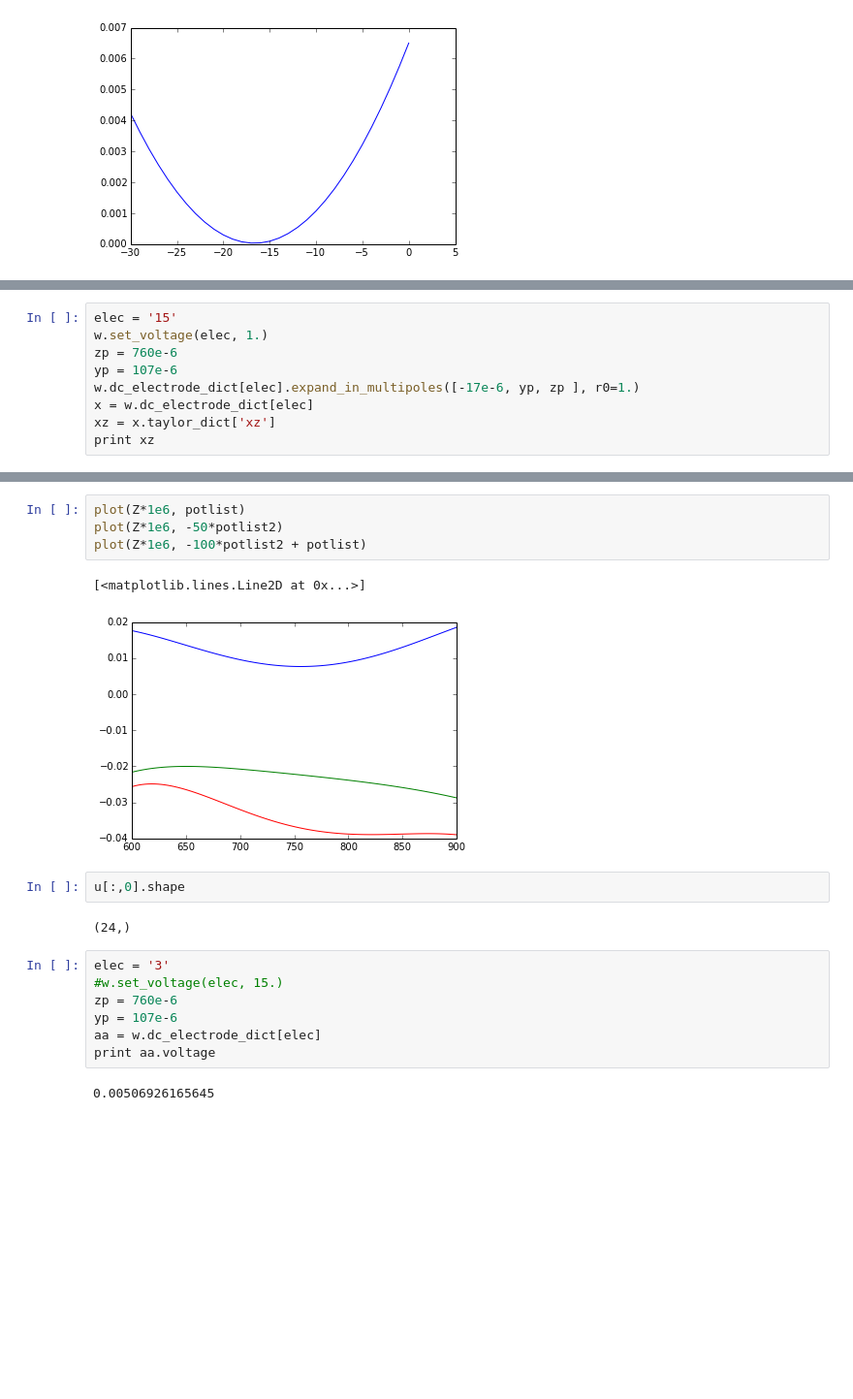
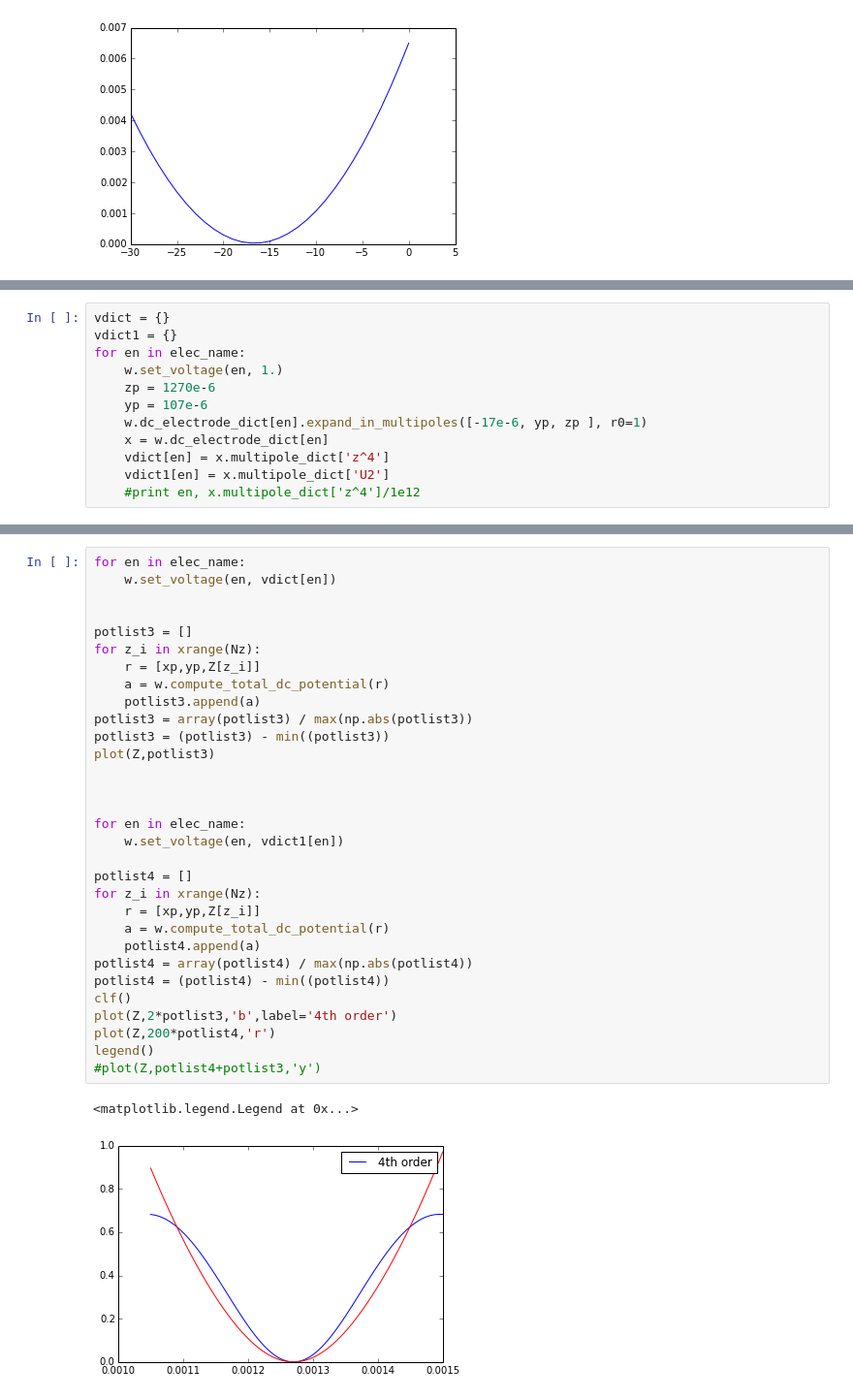
Before and after one commit to HaeffnerLab/trapsim, a Jupyter notebook: gapless/cct_A_trap-multi.ipynb, the cells around one changed output, grey strips where cells are left out. Shown at 97% size. Drawn from its saved outputs; the diff is of its cells as text; blank space fills up the shorter version.

Commit message:
added fourth order multipole, fixed u2

```diff
--- a/gapless/cct_A_trap-multi.ipynb
+++ b/gapless/cct_A_trap-multi.ipynb
@@ -56,9 +79,12 @@ print w.compute_pseudopot(r_trap)
 # %%
-elec = '15'
-w.set_voltage(elec, 1.)
-zp = 760e-6
-yp = 107e-6
-w.dc_electrode_dict[elec].expand_in_multipoles([-17e-6, yp, zp ], r0=1.)
-x = w.dc_electrode_dict[elec]
-xz = x.taylor_dict['xz']
-print xz
+vdict = {}
+vdict1 = {}
+for en in elec_name:
+    w.set_voltage(en, 1.)
+    zp = 1270e-6
+    yp = 107e-6
+    w.dc_electrode_dict[en].expand_in_multipoles([-17e-6, yp, zp ], r0=1)
+    x = w.dc_electrode_dict[en]
+    vdict[en] = x.multipole_dict['z^4']
+    vdict1[en] = x.multipole_dict['U2']
+    #print en, x.multipole_dict['z^4']/1e12
@@ -126,20 +91,34 @@ potlist2 = array(potlist2)
-# %%
-plot(Z*1e6, potlist)
-plot(Z*1e6, -50*potlist2)
-plot(Z*1e6, -100*potlist2 + potlist)
-# %% [output]
-[<matplotlib.lines.Line2D at 0x...>]
-[figure, removed]
-# %%
-u[:,0].shape
-# %% [output]
-(24,)
-# %%
-elec = '3'
-#w.set_voltage(elec, 15.)
-zp = 760e-6
-yp = 107e-6
-aa = w.dc_electrode_dict[elec]
-print aa.voltage
-# %% [output]
-0.00506926165645
+# %%
+for en in elec_name:
+    w.set_voltage(en, vdict[en])
+
+
+potlist3 = []
+for z_i in xrange(Nz):
+    r = [xp,yp,Z[z_i]]
+    a = w.compute_total_dc_potential(r)
+    potlist3.append(a)
+potlist3 = array(potlist3) / max(np.abs(potlist3))
+potlist3 = (potlist3) - min((potlist3))
+plot(Z,potlist3)
+
+
+
+for en in elec_name:
+    w.set_voltage(en, vdict1[en])
+
+potlist4 = []
+for z_i in xrange(Nz):
+    r = [xp,yp,Z[z_i]]
+    a = w.compute_total_dc_potential(r)
+    potlist4.append(a)
+potlist4 = array(potlist4) / max(np.abs(potlist4))
+potlist4 = (potlist4) - min((potlist4))
+clf()
+plot(Z,2*potlist3,'b',label='4th order')
+plot(Z,200*potlist4,'r')
+legend()
+#plot(Z,potlist4+potlist3,'y')
+# %% [output]
+<matplotlib.legend.Legend at 0x...>
+[figure, added]
```
Also changed, not shown: parts of 9 cells of this notebook, 2 other files.
